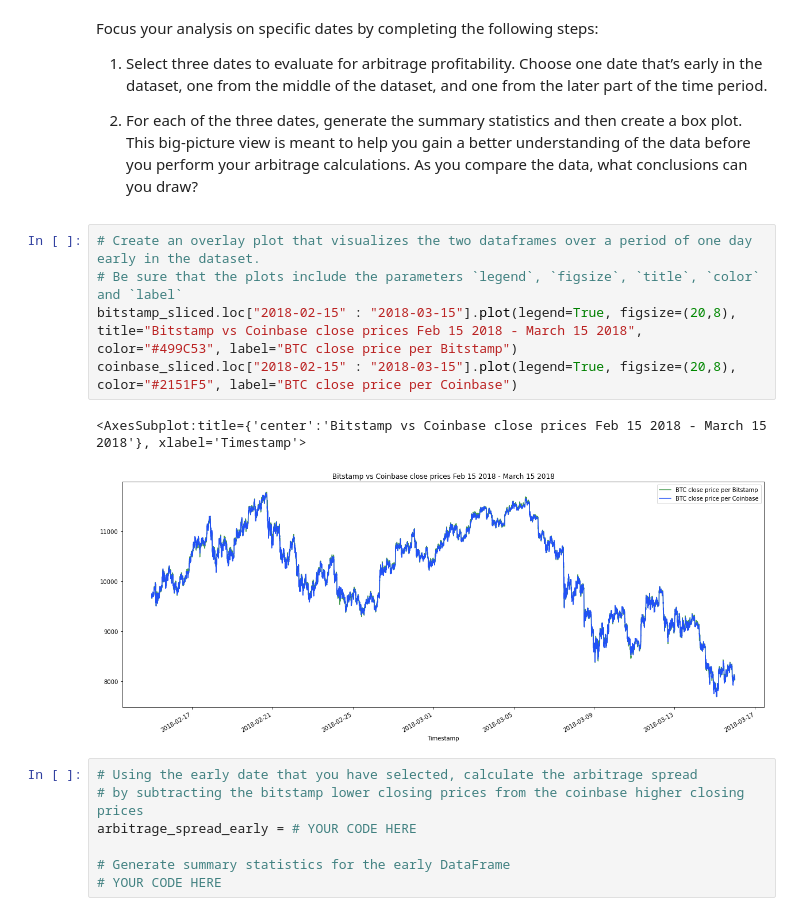
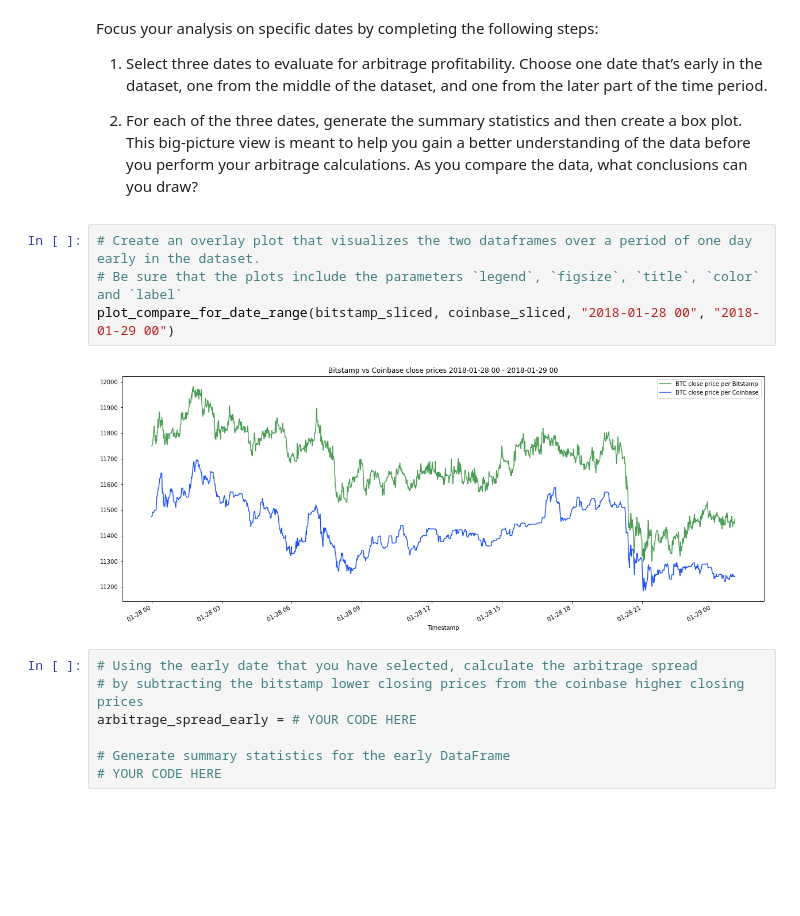
Before and after one commit to phodsman/Cryptocurrency-Arbitrage-Opportunity-Analyzer, a Jupyter notebook: crypto_arbitrage.ipynb, the cells around one changed output. Cells and saved outputs as stored; diff of their text form; blank space fills up the shorter version.

Commit message:
Selected three dates to plot detailed comparisons of

```diff
--- a/crypto_arbitrage.ipynb
+++ b/crypto_arbitrage.ipynb
@@ -206,11 +202,9 @@ Focus your analysis on specific dates by completing the following steps:
 # %%
 # Create an overlay plot that visualizes the two dataframes over a period of one day early in the dataset.
 # Be sure that the plots include the parameters `legend`, `figsize`, `title`, `color` and `label`
-bitstamp_sliced.loc["2018-02-15" : "2018-03-15"].plot(legend=True, figsize=(20,8), title="Bitstamp vs Coinbase close prices Feb 15 2018 - March 15 2018", color="#499C53", label="BTC close price per Bitstamp")
-coinbase_sliced.loc["2018-02-15" : "2018-03-15"].plot(legend=True, figsize=(20,8), color="#2151F5", label="BTC close price per Coinbase")
+plot_compare_for_date_range(bitstamp_sliced, coinbase_sliced, "2018-01-28 00", "2018-01-29 00")
 # %% [output]
-<AxesSubplot:title={'center':'Bitstamp vs Coinbase close prices Feb 15 2018 - March 15 2018'}, xlabel='Timestamp'>
-[figure, old version]
+[figure, new version]
 # %%
 # Using the early date that you have selected, calculate the arbitrage spread
 # by subtracting the bitstamp lower closing prices from the coinbase higher closing prices
```
Also changed, not shown: parts of 4 cells of this notebook.
